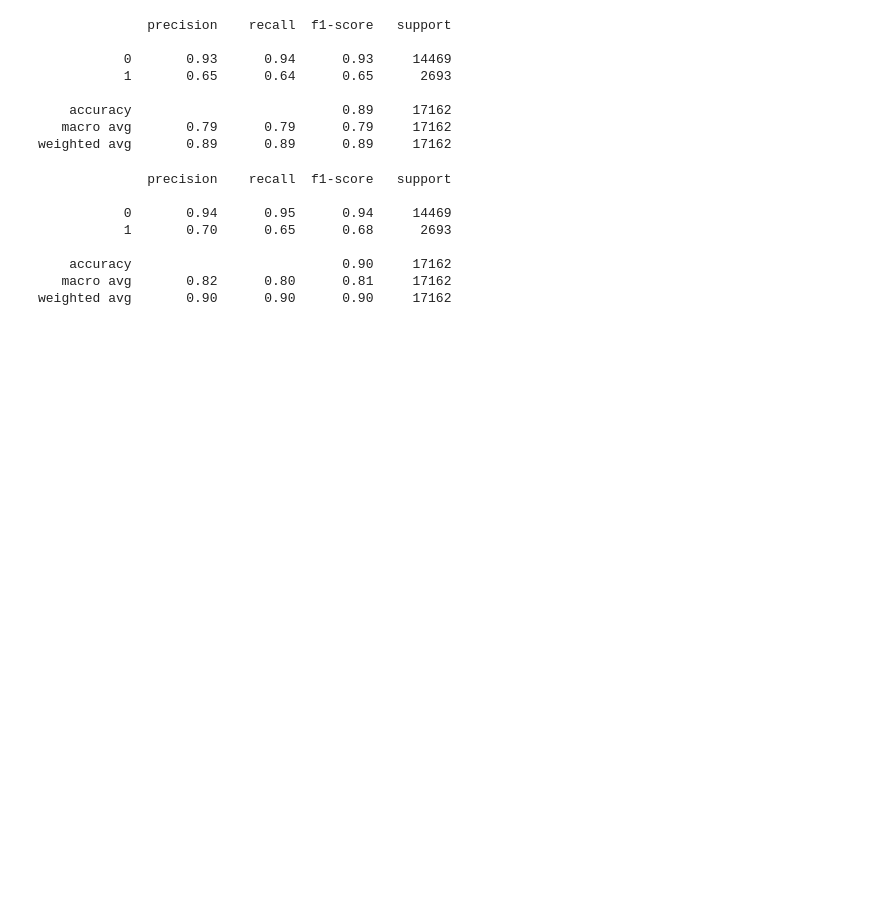
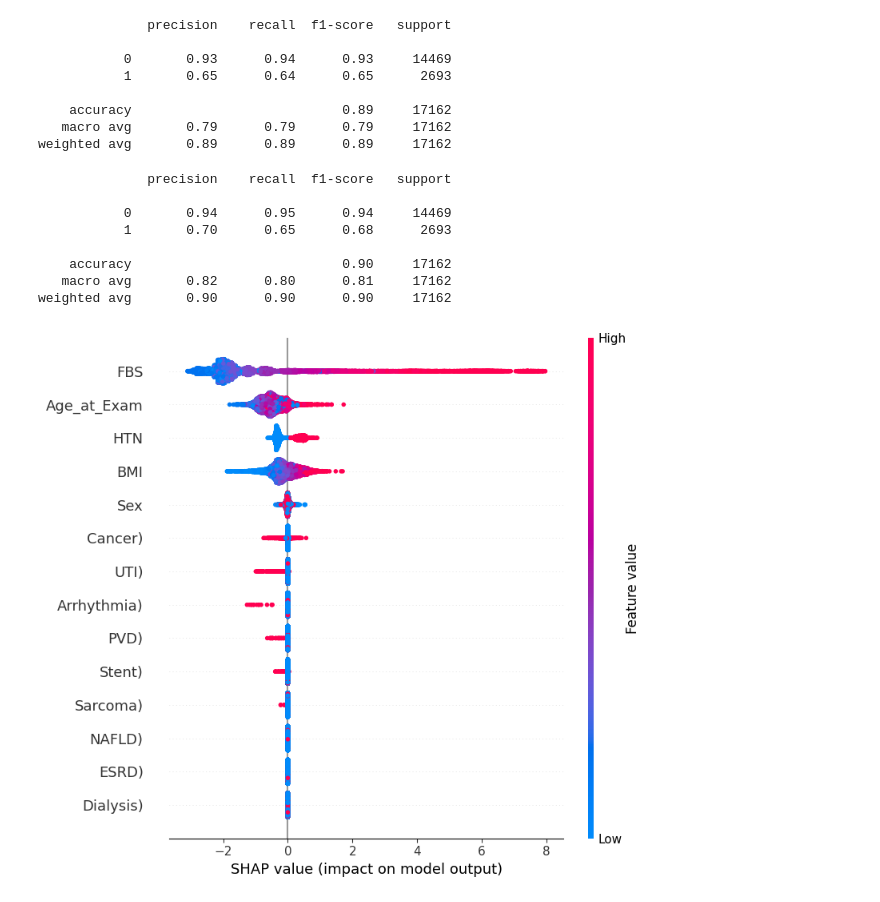
Before and after one commit to kmykz/ML-course-proj, a Jupyter notebook: main.ipynb, the cells around one changed output. Drawn from its saved outputs; the diff is of its cells as text; code cells hidden in the pictures; blank space fills up the shorter version.

```diff
--- a/main.ipynb
+++ b/main.ipynb
@@ -148,3 +148,26 @@ Best F1 is 0.579374624173181 for k = 10
     accuracy                           0.84     17162
    macro avg       0.72      0.79      0.74     17162
 weighted avg       0.87      0.84      0.85     17162
+# %%
+#use logistic regression with gridsearch
+from sklearn.linear_model import LogisticRegression
+from sklearn.model_selection import GridSearchCV
+param_grid = {'C': [0.001, 0.01, 0.1, 1, 10, 100, 1000], 'penalty': ['l1', 'l2']}
+
+best_f1 = 0
+best_model = None
+best_params = None
+for c in param_grid['C']:
+    for penalty in param_grid['penalty']:
+        solver = 'liblinear' if penalty == 'l1' else 'lbfgs'
+        lr = LogisticRegression(C=c, penalty=penalty, random_state=42,solver=solver)
+        lr.fit(df_train, y_train)
+        y_pred = lr.predict(df_val)
+        res = f1_score(y_val, y_pred)
+        if res > best_f1:
+            best_f1 = res
+            best_model = lr
+            best_params = {'C': c, 'penalty': penalty}
+print("Best F1 is {} for params {}".format(best_f1, best_params))
+y_pred = best_model.predict(df_test)
+print(classification_report(y_test, y_pred))
@@ -229,3 +262,10 @@ print(classification_report(y_test, y_pred))
     accuracy                           0.90     17162
    macro avg       0.82      0.80      0.81     17162
 weighted avg       0.90      0.90      0.90     17162
+# %%
+#perform shap analysis on the xgboost classifier
+import shap
+shap_values = shap.TreeExplainer(xg_classifier).shap_values(df_test)
+shap.summary_plot(shap_values, df_test)
+# %% [output]
+[figure, added]
```
Also changed, not shown: parts of 1 cell of this notebook.
